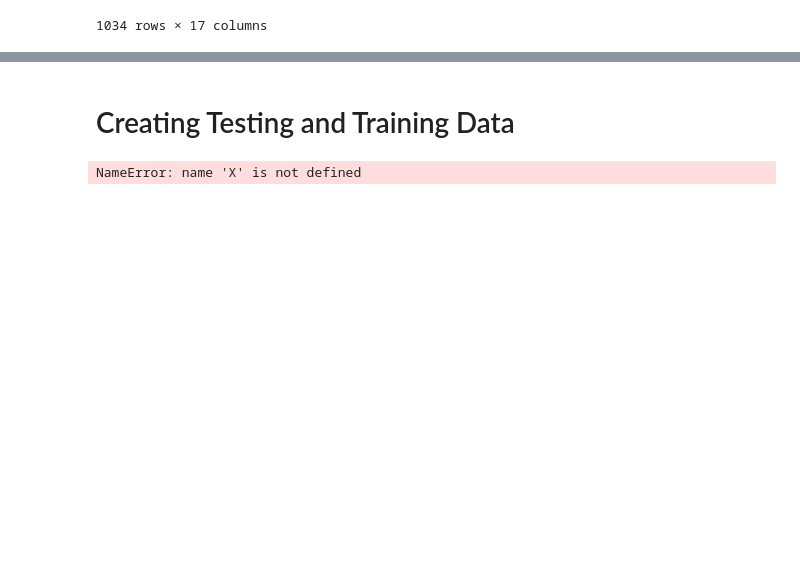
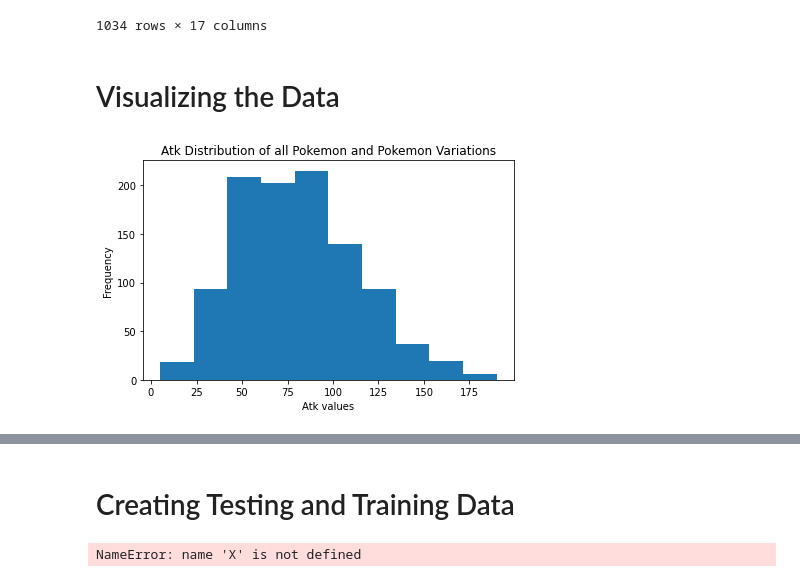
Before and after one commit to Bcliffwm/PokeBase, a Jupyter notebook: PokeNeuralNet.ipynb, the cells around one changed output, grey strips where cells are left out. Drawn from its saved outputs; the diff is of its cells as text; code cells hidden in the pictures; blank space fills up the shorter version.

```diff
--- a/PokeNeuralNet.ipynb
+++ b/PokeNeuralNet.ipynb
@@ -23,3 +23,5 @@ df
 | 1032 | 1032 | 898 | Calyrex Ice Rider | Psychic Ice | Psychic | Ice | 680.0 | 100.0 | 165.0 | 150.0 | 85.0 | ... |
 | 1033 | 1033 | 898 | Calyrex Shadow Rider | Psychic Ghost | Psychic | Ghost | 680.0 | 100.0 | 85.0 | 80.0 | 165.0 | ... |
 1034 rows × 17 columns
+# %% [markdown]
+# Visualizing the Data
@@ -25,0 +30,8 @@ df
+# %%
+df.Atk.plot(kind='hist', bins=10)
+plt.title("Atk Distribution of all Pokemon and Pokemon Variations")
+plt.xlabel("Atk values")
+plt.tight_layout()
+plt.show()
+# %% [output]
+[figure, added]
```
Also changed, not shown: parts of 13 cells of this notebook.
